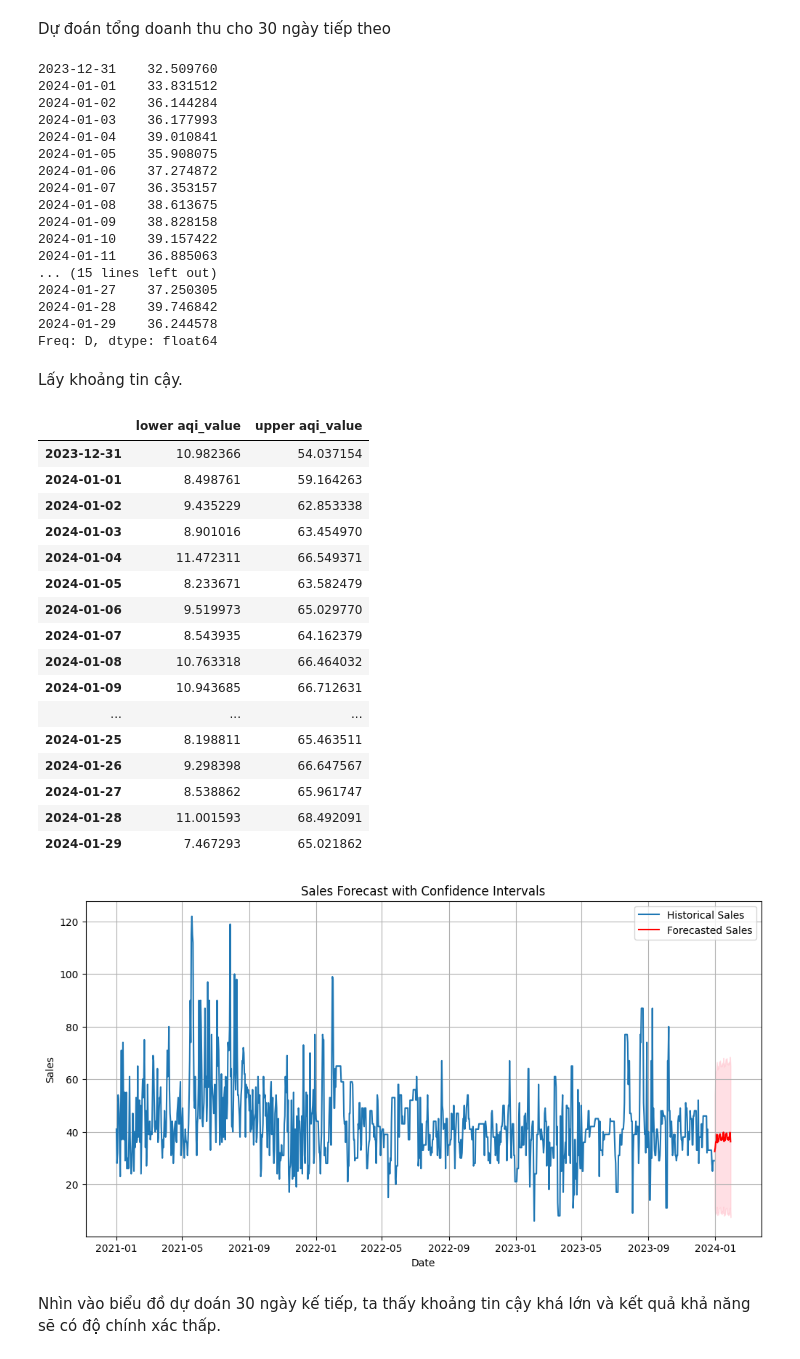
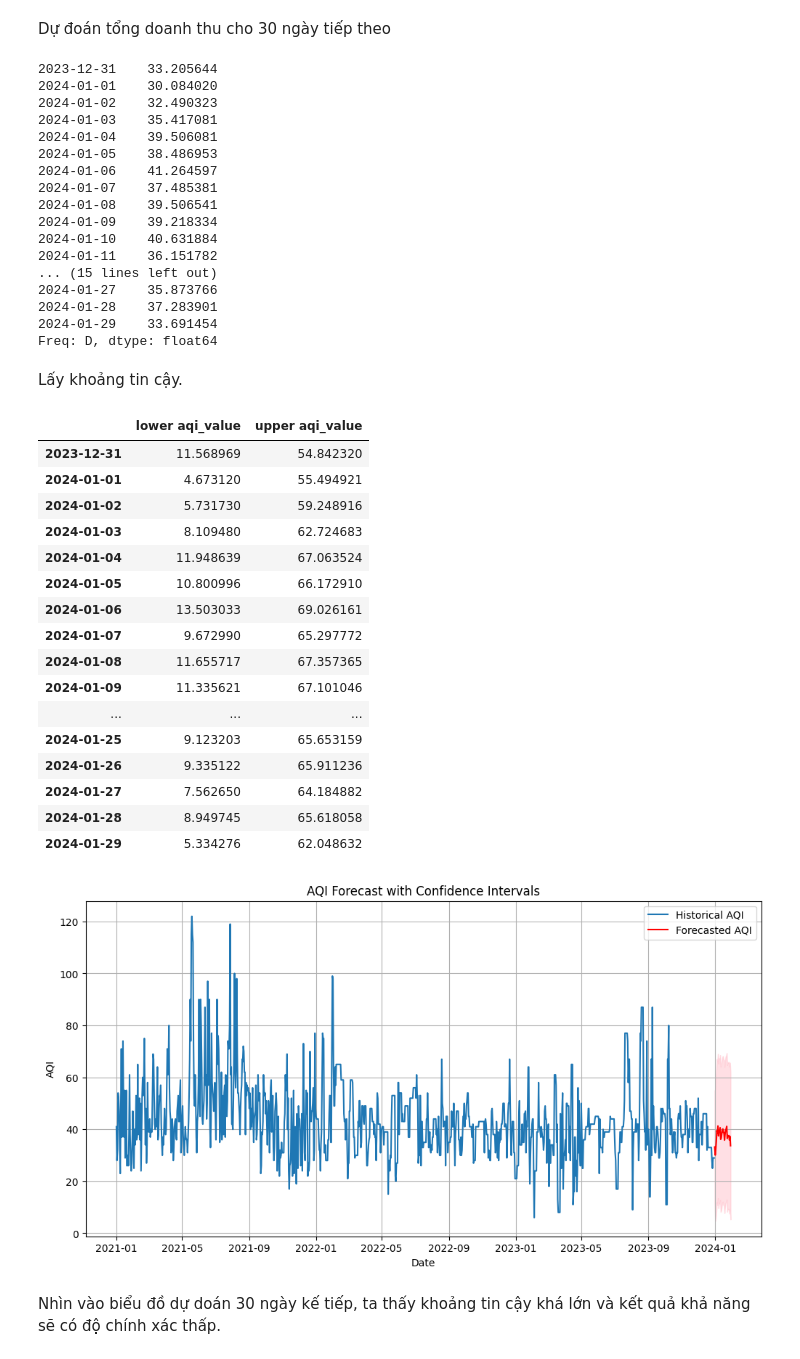
Before and after one commit to trieuvisaooo/US_AQI_Analysis, a Jupyter notebook: Mining/mining.ipynb, the cells around one changed output. Saved outputs shown, nothing was run; the diff lists cells and outputs as text; code cells hidden in the pictures.

Commit message:
fix chart in Mining

```diff
--- a/Mining/mining.ipynb
+++ b/Mining/mining.ipynb
@@ -346,7 +348,7 @@ Bây giờ, chúng ta sẽ tiến hành huấn luyện mô hình trên dữ li
 # %%
 mod = sm.tsa.statespace.SARIMAX(new_castle_grouped,
                                 order=(1, 1, 1),
-                                seasonal_order=(1, 1, 1, 12)) #model defintion
+                                seasonal_order=(1, 1, 1, 30)) #model defintion
 results = mod.fit(disp=False) #model fitting
 # %% [markdown]
 ### Đánh giá model
@@ -386,22 +388,22 @@ forecast_series = pd.Series(forecast.predicted_mean.values, index=forecast_index
 # %%
 forecast_series
 # %% [output]
-2023-12-31    32.509760
-2024-01-01    33.831512
-2024-01-02    36.144284
-2024-01-03    36.177993
-2024-01-04    39.010841
-2024-01-05    35.908075
-2024-01-06    37.274872
-2024-01-07    36.353157
-2024-01-08    38.613675
-2024-01-09    38.828158
-2024-01-10    39.157422
-2024-01-11    36.885063
+2023-12-31    33.205644
+2024-01-01    30.084020
+2024-01-02    32.490323
+2024-01-03    35.417081
+2024-01-04    39.506081
+2024-01-05    38.486953
+2024-01-06    41.264597
+2024-01-07    37.485381
+2024-01-08    39.506541
+2024-01-09    39.218334
+2024-01-10    40.631884
+2024-01-11    36.151782
 ... (15 lines left out)
-2024-01-27    37.250305
-2024-01-28    39.746842
-2024-01-29    36.244578
+2024-01-27    35.873766
+2024-01-28    37.283901
+2024-01-29    33.691454
 Freq: D, dtype: float64
 # %% [markdown]
 Lấy khoảng tin cậy.
@@ -411,34 +413,34 @@ conf_int = forecast.conf_int()
 conf_int
 # %% [output]
 |  | lower aqi_value | upper aqi_value |
-| 2023-12-31 | 10.982366 | 54.037154 |
-| 2024-01-01 | 8.498761 | 59.164263 |
-| 2024-01-02 | 9.435229 | 62.853338 |
-| 2024-01-03 | 8.901016 | 63.454970 |
-| 2024-01-04 | 11.472311 | 66.549371 |
-| 2024-01-05 | 8.233671 | 63.582479 |
-| 2024-01-06 | 9.519973 | 65.029770 |
-| 2024-01-07 | 8.543935 | 64.162379 |
-| 2024-01-08 | 10.763318 | 66.464032 |
-| 2024-01-09 | 10.943685 | 66.712631 |
+| 2023-12-31 | 11.568969 | 54.842320 |
+| 2024-01-01 | 4.673120 | 55.494921 |
+| 2024-01-02 | 5.731730 | 59.248916 |
+| 2024-01-03 | 8.109480 | 62.724683 |
+| 2024-01-04 | 11.948639 | 67.063524 |
+| 2024-01-05 | 10.800996 | 66.172910 |
+| 2024-01-06 | 13.503033 | 69.026161 |
+| 2024-01-07 | 9.672990 | 65.297772 |
+| 2024-01-08 | 11.655717 | 67.357365 |
+| 2024-01-09 | 11.335621 | 67.101046 |
 | ... | ... | ... |
-| 2024-01-25 | 8.198811 | 65.463511 |
-| 2024-01-26 | 9.298398 | 66.647567 |
-| 2024-01-27 | 8.538862 | 65.961747 |
-| 2024-01-28 | 11.001593 | 68.492091 |
-| 2024-01-29 | 7.467293 | 65.021862 |
+| 2024-01-25 | 9.123203 | 65.653159 |
+| 2024-01-26 | 9.335122 | 65.911236 |
+| 2024-01-27 | 7.562650 | 64.184882 |
+| 2024-01-28 | 8.949745 | 65.618058 |
+| 2024-01-29 | 5.334276 | 62.048632 |
 # %%
 plt.figure(figsize=(12, 6))
-plt.plot(new_castle_grouped, label='Historical Sales')
-plt.plot(forecast_series, label='Forecasted Sales', color='red')
+plt.plot(new_castle_grouped, label='Historical AQI')
+plt.plot(forecast_series, label='Forecasted AQI', color='red')
 plt.fill_between(forecast_index, conf_int.iloc[:, 0], conf_int.iloc[:, 1], color='pink', alpha=0.5)
-plt.title('Sales Forecast with Confidence Intervals')
+plt.title('AQI Forecast with Confidence Intervals')
 plt.xlabel('Date')
-plt.ylabel('Sales')
+plt.ylabel('AQI')
 plt.legend()
 plt.grid()
 plt.show()
 # %% [output]
-[figure, old version]
+[figure, new version]
 # %% [markdown]
 Nhìn vào biểu đồ dự doán 30 ngày kế tiếp, ta thấy khoảng tin cậy khá lớn và kết quả khả năng sẽ có độ chính xác thấp.
```
Also changed, not shown: parts of 8 cells of this notebook.
